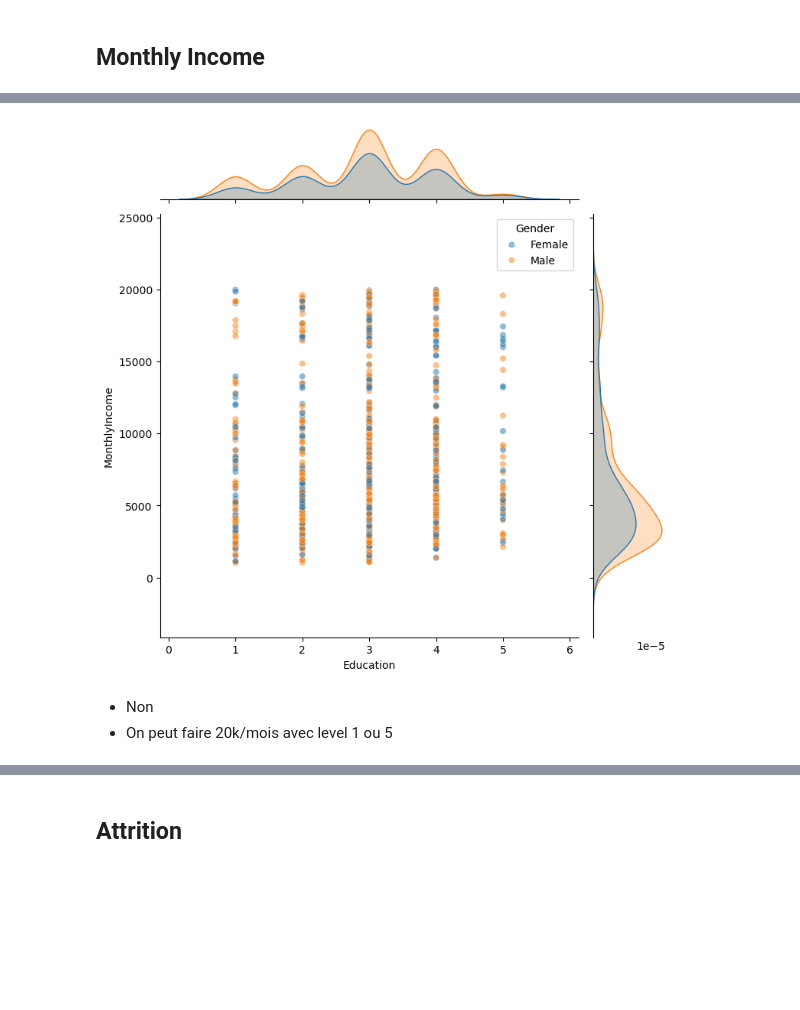
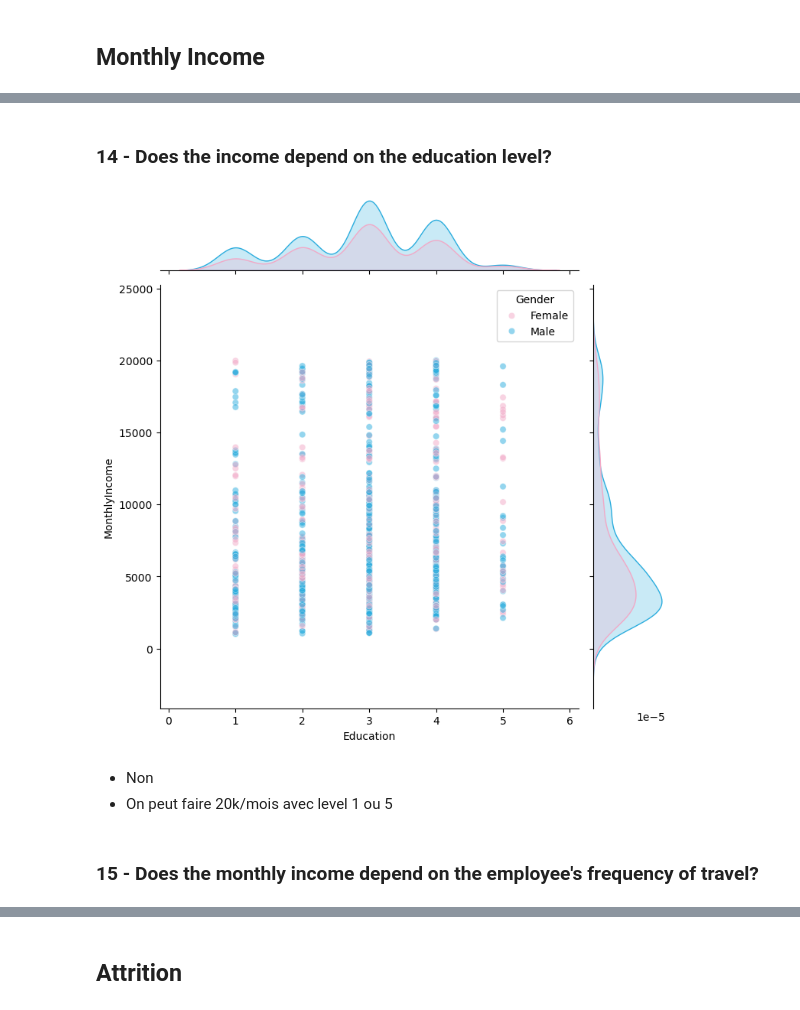
Before and after one commit to 40tude/fullstack_mars_2024, a Jupyter notebook: 02_EDA/J03_lundi_midi.ipynb, the cells around one changed output, grey strips where cells are left out. Saved outputs shown, nothing was run; the diff lists cells and outputs as text; code cells hidden in the pictures; blank space fills up the shorter version.

```diff
--- a/02_EDA/J03_lundi_midi.ipynb
+++ b/02_EDA/J03_lundi_midi.ipynb
@@ -1,15 +7,21 @@
 # %% [markdown]
 # Exploratory Data Analysis: IBM attrition
 # %%
-# Import pandas and plotly express
 # prelude
 import pandas as pd
 import plotly.express as px
 import seaborn as sns
 import matplotlib.pyplot as plt
+import numpy as np
 
-kGold   = 1.618
-kWidth  = 12
-kHeight = kWidth/kGold
-kWidthPx = 1024
+kGold     = 1.618
+kWidth    = 12
+kHeight   = kWidth/kGold
+kWidthPx  = 1024
 kHeightPx = kWidthPx/kGold
+
+# Voir \12_assets\02_EDA\barbie_colors.png pour les couleurs
+couleur_specifique = {
+  'Male'  : '#2BADDE',
+  'Female': '#F2A9C7'
+}
@@ -203,12 +398,16 @@ sns.pointplot(df, x="TotalWorkingYears", y="MonthlyIncome", errorbar='sd')
+# %% [markdown]
+### 14 - Does the income depend on the education level?
 # %%
 # Does the income depend on the education level?
 # px.scatter(df, x="Education", y="MonthlyIncome", width=kWidthPx, height=kHeightPx)
-_ = sns.jointplot(df, x="Education", y="MonthlyIncome", alpha=.5, hue="Gender", height=kHeight)
+_ = sns.jointplot(df, x="Education", y="MonthlyIncome", alpha=.5, hue="Gender", palette=couleur_specifique, height=kHeight)
 # %% [output]
-[figure, old version]
+[figure, new version]
 # %% [markdown]
 * Non
 * On peut faire 20k/mois avec level 1 ou 5
+# %% [markdown]
+### 15 - Does the monthly income depend on the employee's frequency of travel?
 # %%
 # The income depends a bit on the education level, especially for highest level (5) who tend to earn more money than others.
 # Does the monthly income depend on the employee's frequency of travel?
```
Also changed, not shown: parts of 71 cells of this notebook, 2 other files.
